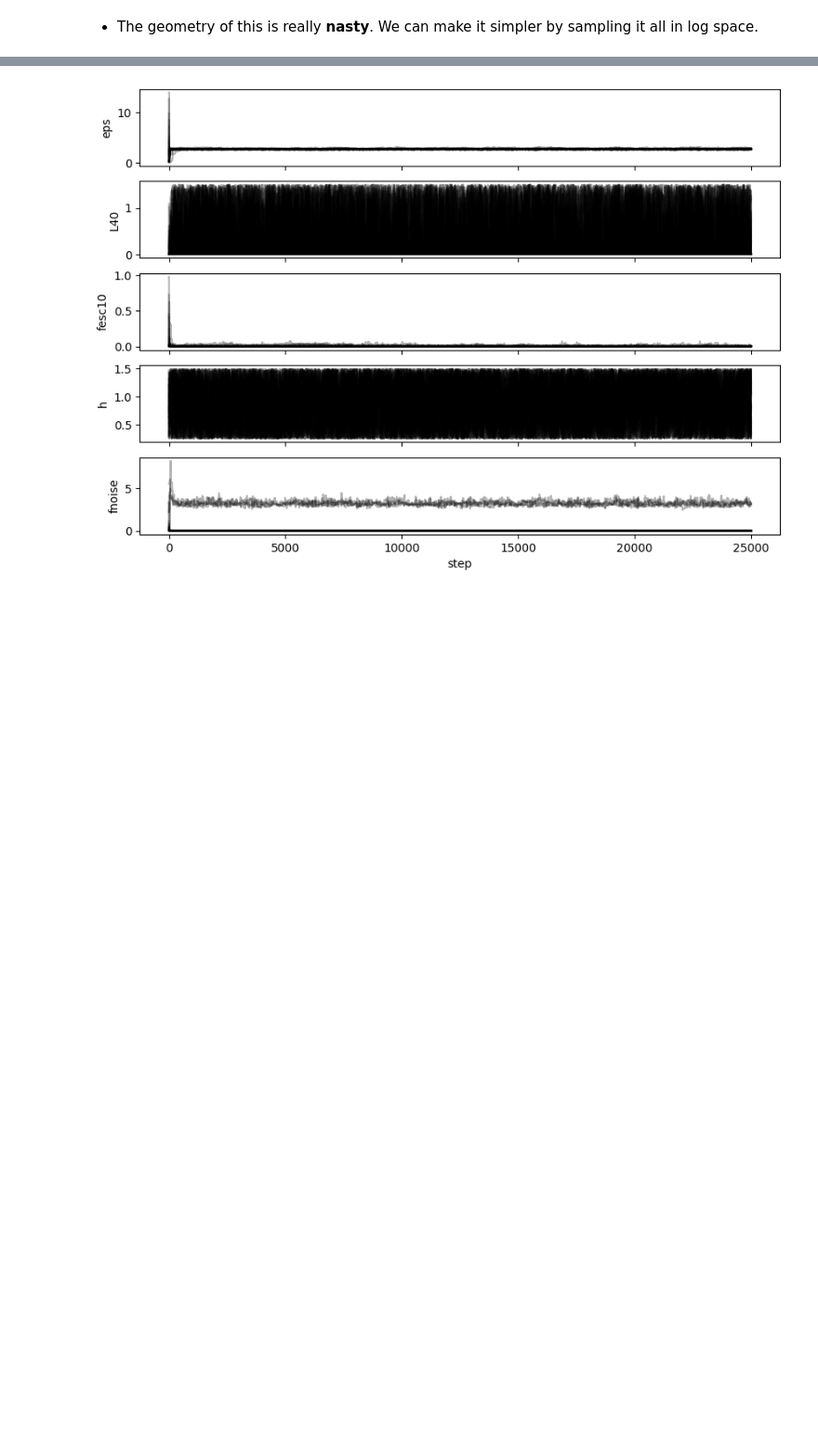
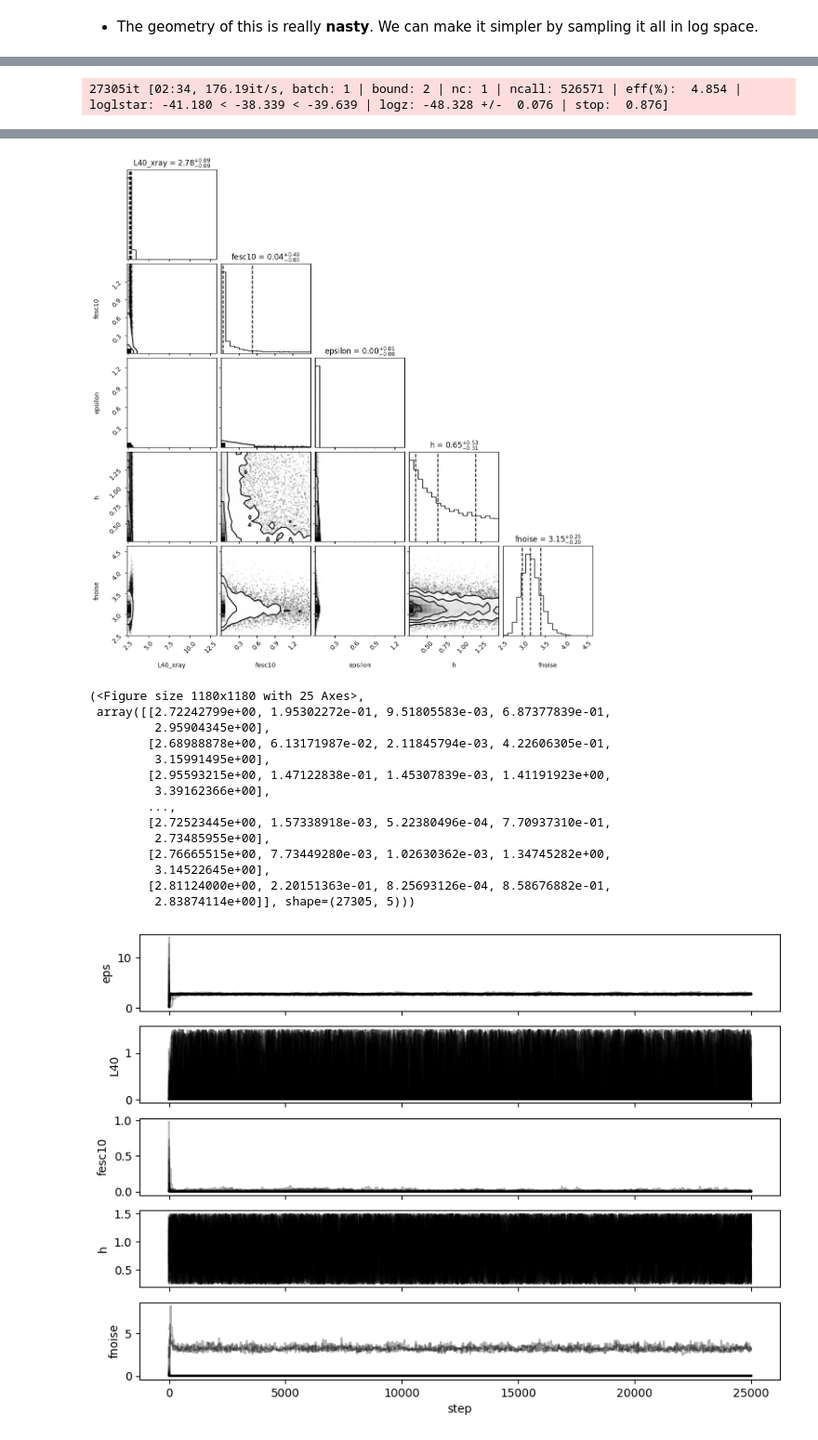
Before and after one commit to JoeyWee1/Machine-Learning-Enhanced-Inference-of-the-21-cm-Power-Spectrum-at-Cosmic-Dawn, a Jupyter notebook: ML_inference.ipynb, the cells around one changed output, grey strips where cells are left out. Shown at 93% size. Cells and saved outputs as stored; diff of their text form; code cells hidden in the pictures; blank space fills up the shorter version.

Commit message:
nested sampling q1 redone

```diff
--- a/ML_inference.ipynb
+++ b/ML_inference.ipynb
@@ -229,0 +202,9 @@ WARNING:root:Too few points to create valid contours
+# %%
+from utils.mcmc.nested import build_sampler
+nested_emulator_results = build_sampler(emulator_model, processed, observation["power"], unscaled_feature_domains)
+# %% [output]
+27305it [02:34, 176.19it/s, batch: 1 | bound: 2 | nc: 1 | ncall: 526571 | eff(%):  4.854 | loglstar: -41.180 < -38.339 < -39.639 | logz: -48.328 +/-  0.076 | stop:  0.876]
+# %%
+from utils.mcmc.plot import plot_nested_corner
+plot_nested_corner(nested_emulator_results)
+# %% [output]
@@ -230,3 +214,18 @@ WARNING:root:Too few points to create valid contours
+[figure, added]
+(<Figure size 1180x1180 with 25 Axes>,
+ array([[2.72242799e+00, 1.95302272e-01, 9.51805583e-03, 6.87377839e-01,
+         2.95904345e+00],
+        [2.68988878e+00, 6.13171987e-02, 2.11845794e-03, 4.22606305e-01,
+         3.15991495e+00],
+        [2.95593215e+00, 1.47122838e-01, 1.45307839e-03, 1.41191923e+00,
+         3.39162366e+00],
+        ...,
+        [2.72523445e+00, 1.57338918e-03, 5.22380496e-04, 7.70937310e-01,
+         2.73485955e+00],
+        [2.76665515e+00, 7.73449280e-03, 1.02630362e-03, 1.34745282e+00,
+         3.14522645e+00],
+        [2.81124000e+00, 2.20151363e-01, 8.25693126e-04, 8.58676882e-01,
+         2.83874114e+00]], shape=(27305, 5)))
 # %%
 from run_dynesty import build_sampler, plot_corner
 if run == True:
```
Also changed, not shown: parts of 4 cells of this notebook, 7 other files.
